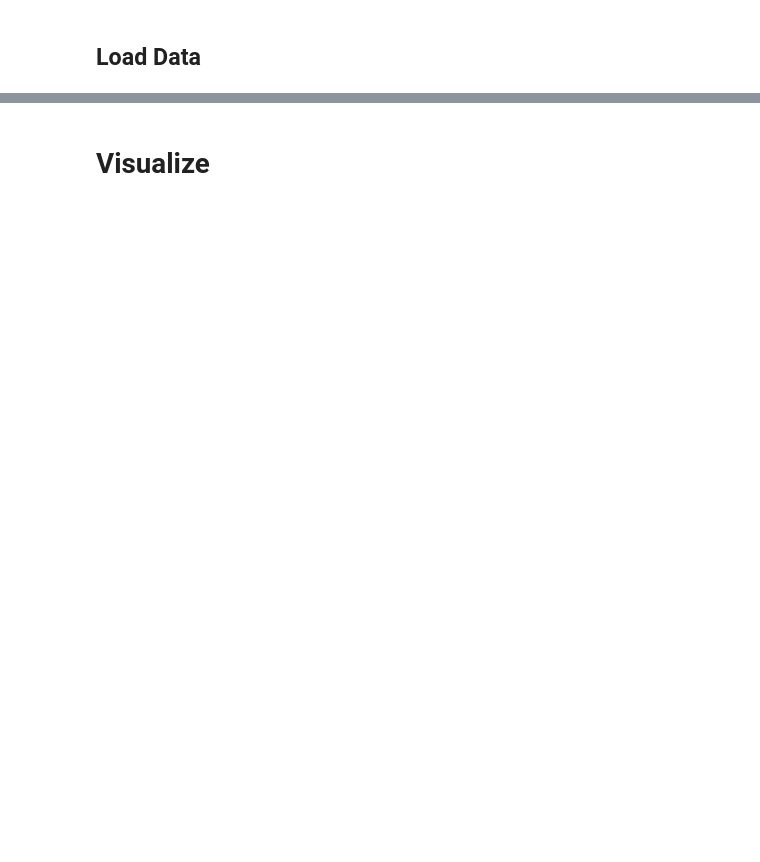
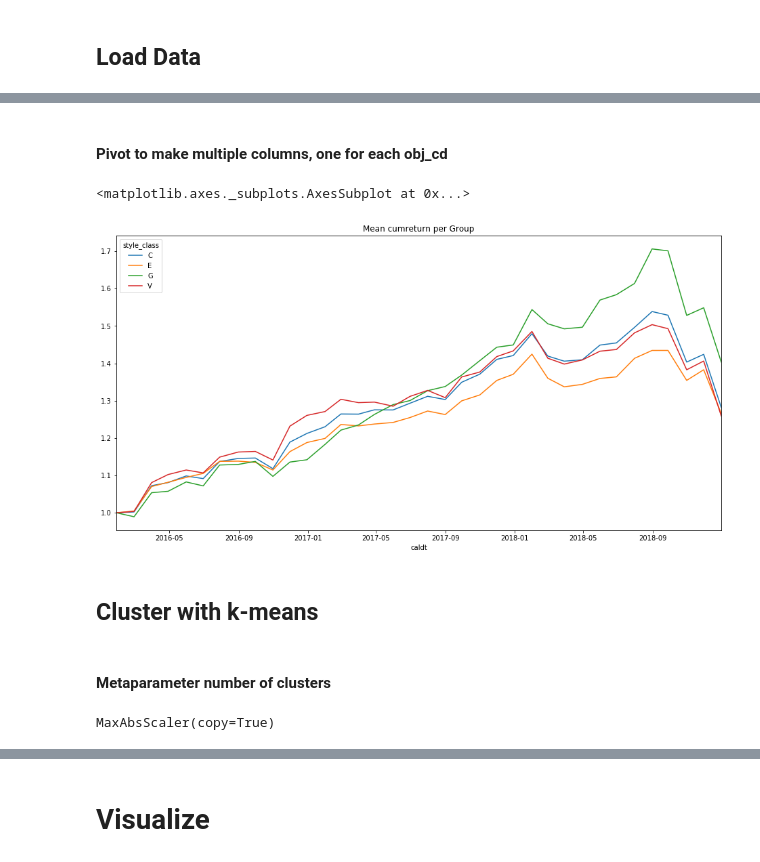
Before and after one commit to Amglex/Mutual-Funds, a Jupyter notebook: notebooks/05 - Clustering.ipynb, the cells around one changed output, grey strips where cells are left out. Saved outputs shown, nothing was run; the diff lists cells and outputs as text; code cells hidden in the pictures; blank space fills up the shorter version.

```diff
--- a/notebooks/05 - Clustering.ipynb
+++ b/notebooks/05 - Clustering.ipynb
@@ -127,0 +148,43 @@ Wall time: 2min 43s
+# %%
+# Analysis of selected funds
+returns_obj = returns_merged.groupby([group_by,'caldt'])['mret'].agg(['mean','count','std'])
+# %%
+def cumreturn(series):
+    """
+    Calculate cumreturn from a pandas series
+
+    Attention: Sets first return observation to 1
+    Could be better implemented
+    """
+    min_date = series.index.min()
+    series.loc[min_date] = 0
+    series = (series.fillna(0)+1).cumprod()
+    return(series)
+# %%
+returns_obj['cumret'] = returns_obj.groupby(group_by)[['mean']].apply(cumreturn)
+# %% [markdown]
+#### Pivot to make multiple columns, one for each obj_cd
+# %%
+returns_obj_n = returns_obj.pivot_table(
+        values='cumret',
+        index=['caldt'],
+        columns=group_by)
+# %%
+returns_obj_n.plot(
+              kind='line',
+              use_index=True,
+              figsize=(16,8),
+              title='Mean cumreturn per Group',
+              legend='best')
+# %% [output]
+<matplotlib.axes._subplots.AxesSubplot at 0x...>
+[figure, added]
+# %% [markdown]
+## Cluster with k-means
+# %% [markdown]
+#### Metaparameter number of clusters
+# %%
+transformer = MaxAbsScaler().fit(holdings) # fit does nothing.
+transformer
+# %% [output]
+MaxAbsScaler(copy=True)
```
Also changed, not shown: parts of 78 cells of this notebook, 11 other files.
